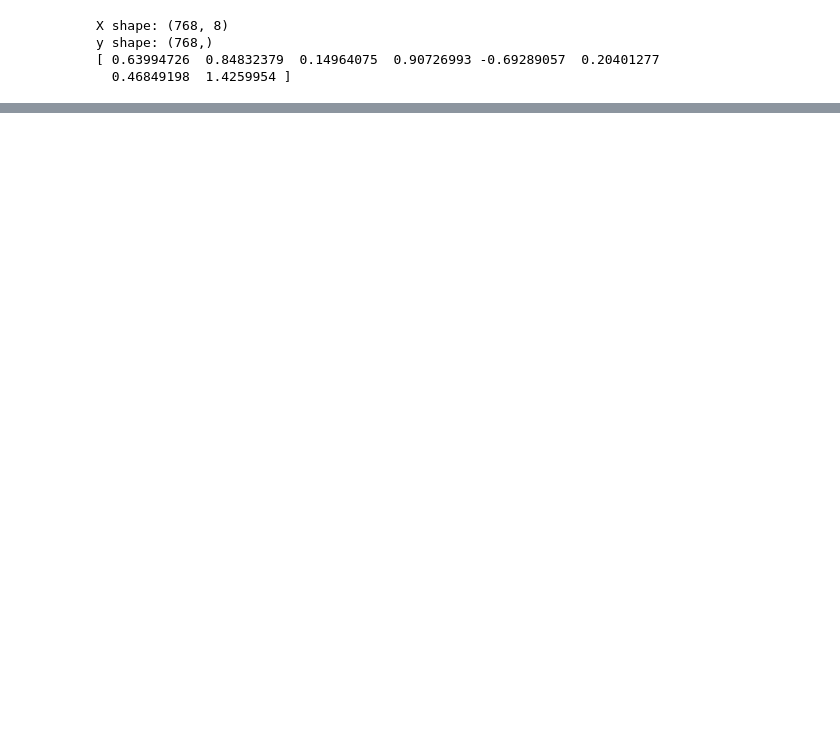
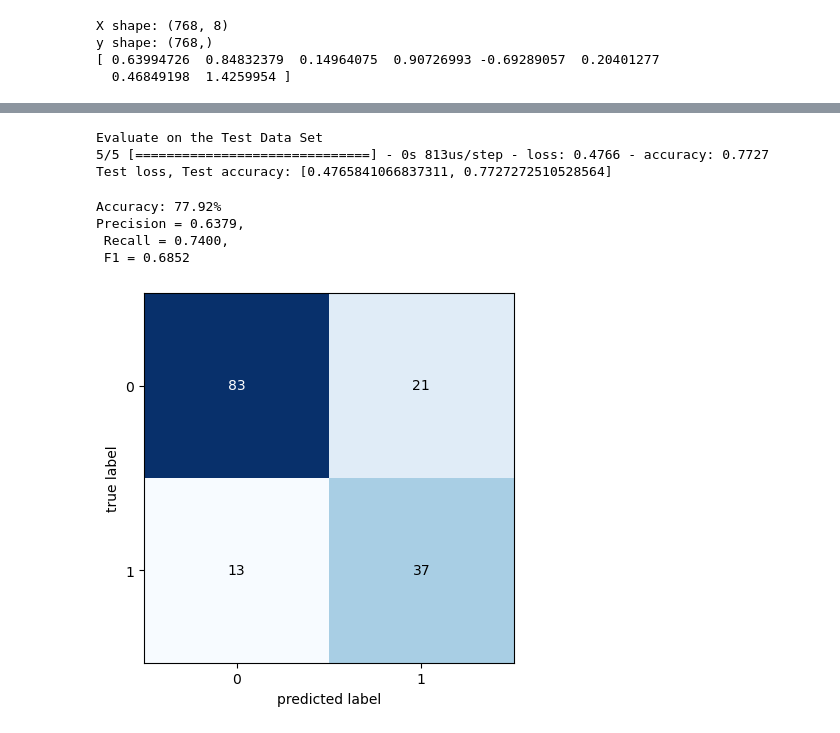
Before and after one commit to nnnolan/IT3040, a Jupyter notebook: proj2/diabetesNN/diabetes-NN.ipynb, the cells around one changed output, grey strips where cells are left out. Cells and saved outputs as stored; diff of their text form; code cells hidden in the pictures; blank space fills up the shorter version.

```diff
--- a/proj2/diabetesNN/diabetes-NN.ipynb
+++ b/proj2/diabetesNN/diabetes-NN.ipynb
@@ -57,0 +224,20 @@ y shape: (768,)
+# %%
+# evaulate the model on the test set
+print("Evaluate on the Test Data Set")
+results = model.evaluate(X_test, y_test, )
+print(f"Test loss, Test accuracy: {results}")
+# %% [output]
+Evaluate on the Test Data Set
+5/5 [==============================] - 0s 813us/step - loss: 0.4766 - accuracy: 0.7727
+Test loss, Test accuracy: [0.4765841066837311, 0.7727272510528564]
+# %%
+# determine the prediciton accuracy
+predictions = get_predictions(X_test)
+calculate_accuracy(y_test, predictions)
+print_confusion_matrix(y_test, predictions)
+# %% [output]
+Accuracy: 77.92%
+Precision = 0.6379,
+ Recall = 0.7400,
+ F1 = 0.6852
+[figure, added]
```
Also changed, not shown: parts of 12 cells of this notebook, 19 other files.
